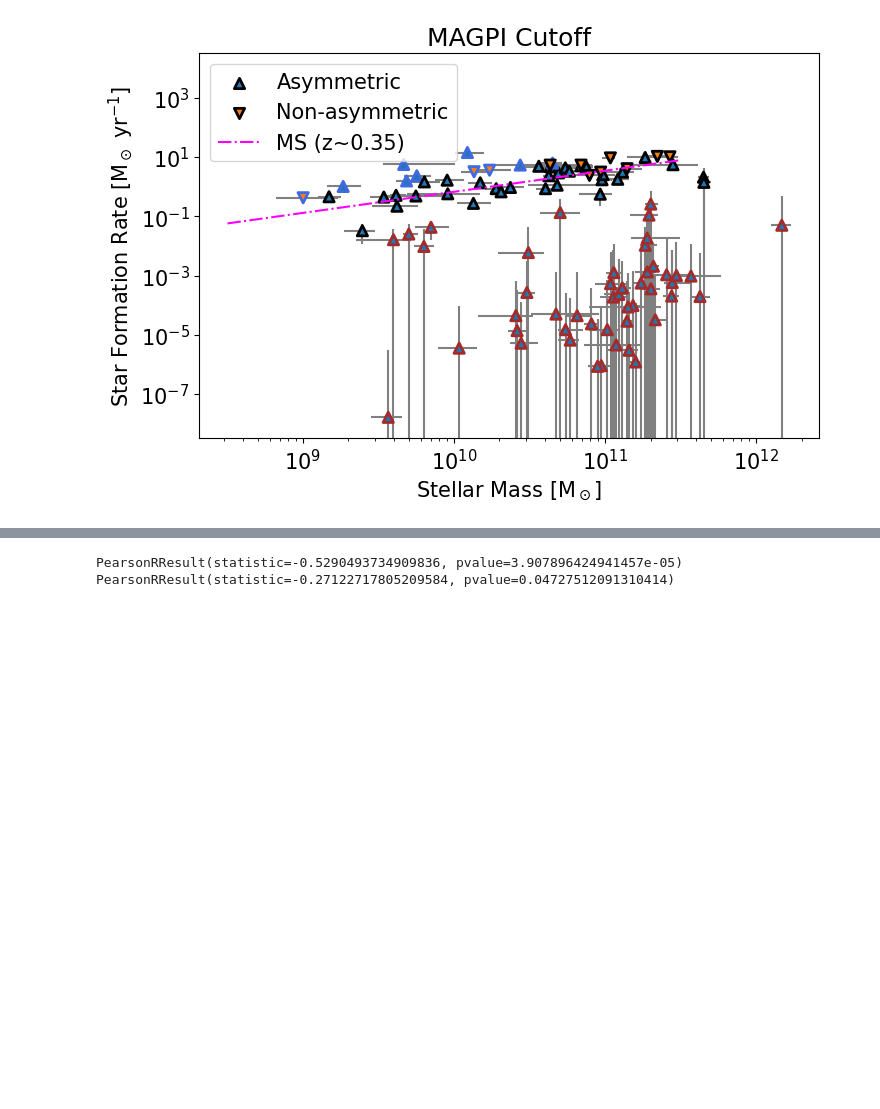
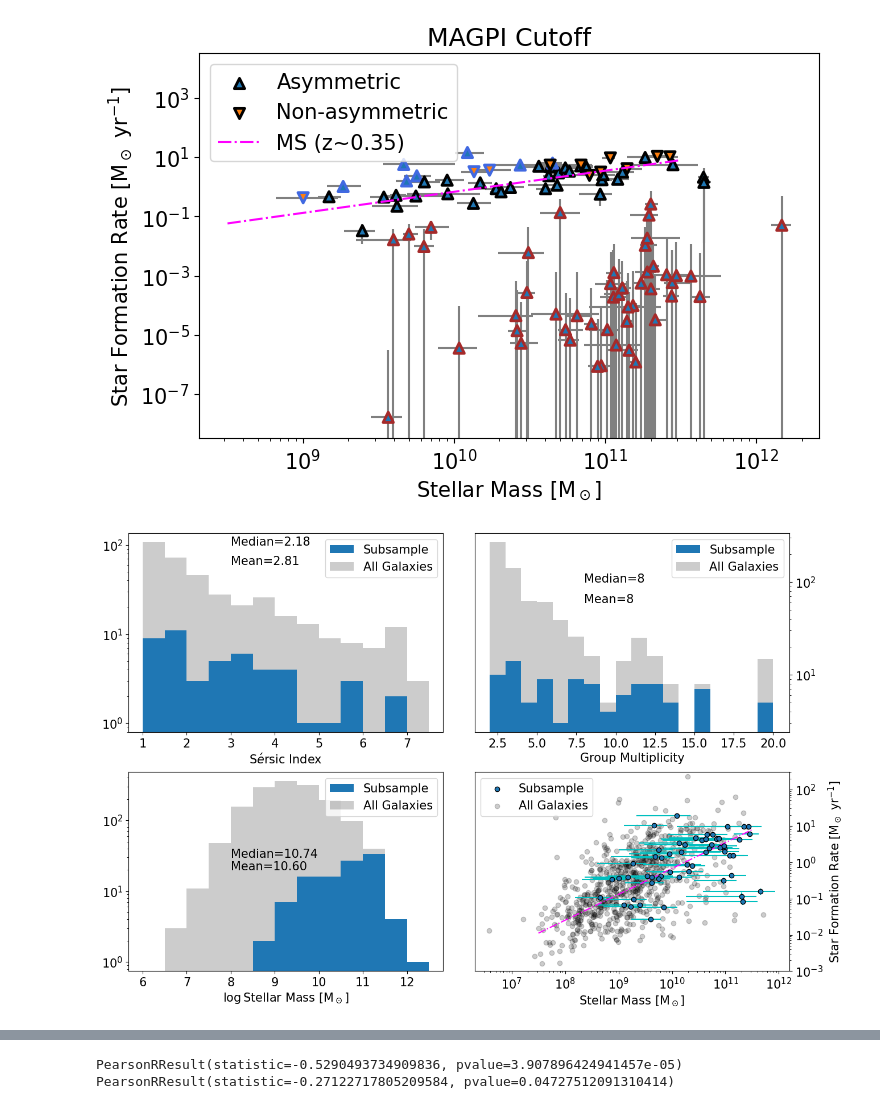
Before and after one commit to r-bagge/MAGPI_kinematics, a Jupyter notebook: plots.ipynb, the cells around one changed output, grey strips where cells are left out. Saved outputs shown, nothing was run; the diff lists cells and outputs as text; code cells hidden in the pictures; blank space fills up the shorter version.

Commit message:
Adding Extra Plots

```diff
--- a/plots.ipynb
+++ b/plots.ipynb
@@ -105,3 +105,92 @@ for i in range(2):
 plt.savefig("plots/paper2/SFMS_asym_Ha.pdf", bbox_inches="tight")
 # %% [output]
 [figure]
+# %%
+#sample = pd.read_csv("MAGPI_Emission_Lines/kinemetry_sample_M2.csv")
+sample = pd.read_csv("MAGPI_csv/MAGPI_kinemetry_sample.csv")
+#sample = sample.dropna()
+#sample = sample[sample["v_asym_s"]/sample["v_asym_s_err"]>3]
+prospect = pd.read_csv("MAGPI_csv/MAGPI_ProSpectCat_v0.1.csv")
+
+# SFMS & Mass
+t = ascii.read("MAGPI_csv/MAGPI_Balmer_SFRs_onedspec.tbl")
+df=pd.DataFrame({"MAGPIID":np.array(t['MAGPI_ID']),
+                "SFR":np.array(t["SFR"]),
+                "SFR_err":np.array(t["SFR_err"])})
+df1 = df[df["MAGPIID"].isin(sample["MAGPIID"])]
+df2 = df[~df["MAGPIID"].isin(sample["MAGPIID"])]
+SFR = df1["SFR"].to_numpy()
+SFR_err = df1["SFR_err"].to_numpy()
+SFR_2 = df2["SFR"].to_numpy()
+M_sol = prospect[prospect["MAGPIID"].isin(sample["MAGPIID"])]["StellarMass_median"].to_numpy()
+M_sol_err = prospect[prospect["MAGPIID"].isin(sample["MAGPIID"])]["StellarMass_16"].to_numpy()
+M_sol_2 = prospect[prospect["MAGPIID"].isin(df2["MAGPIID"])]["StellarMass_median"].to_numpy()
+xx = np.logspace(7.5,11.5, 55)
+MS = (xx**0.712)*(10**-7.293)
+
+# Environment
+env = pd.read_csv("MAGPI_Emission_Lines/kinemetry_sample_env.csv")
+N_Gals = env[env["MAGPIID"].isin(sample["MAGPIID"])]["N_Gals"]
+not_N_gals = env[~env["MAGPIID"].isin(sample["MAGPIID"])]["N_Gals"]
+
+# Sersic
+file1 = pd.read_csv("MAGPI_Emission_Lines/kinemetry_sample_M2.csv")
+file1 = file1.dropna()
+file1 = file1.drop_duplicates(["MAGPIID"])
+galfit = pd.read_csv("MAGPI_csv/MAGPI_GalfitSersicCat_v0.0.csv")
+prospect = pd.read_csv("MAGPI_csv/MAGPI_ProSpectCat_v0.1.csv")
+n2 = galfit["n"]
+n2 = n2[n2 > 0]
+prospect = prospect[prospect["MAGPIID"].isin(sample["MAGPIID"])]
+sample = sample[sample["MAGPIID"].isin(prospect["MAGPIID"])]
+galfit = galfit[galfit["MAGPIID"].isin(prospect["MAGPIID"])]
+n = galfit["n"]
+n = n[n > 0]
+
+fig, ((ax1, ax2), (ax3, ax4)) = plt.subplots(2, 2, figsize=(15, 10))
+# Sersic
+ax1.hist(n, zorder=2, label="Subsample", bins=np.arange(1,8,0.5))
+ax1.hist(n2, label="All Galaxies", color="k", bins=np.arange(1,8,0.5), alpha=0.2)
+ax1.text(s=f"Median={np.median(n):.2f}", x=3, y=100)
+ax1.text(s=f"Mean={np.mean(n):.2f}", x=3, y=60)
+#ax.set_xscale("log")
+ax1.set_yscale("log")
+ax1.set_xlabel(r"S$\'{e}$rsic Index")
+ax1.legend()
+# Environment
+ax2.hist(N_Gals, label="Subsample", zorder=2,bins=np.arange(1,21,1))
+#ax2.hist(N_Gals_0, zorder=2, label="No Env. Metrics")
+ax2.hist(not_N_gals, label="All Galaxies", color="k", alpha=0.2, zorder=1,bins=np.arange(1,21,1))
+ax2.set_yscale("log")
+ax2.set_xlabel("Group Multiplicity")
+ax2.text(s=f"Median={np.median(N_Gals):.0f}", x=8, y=100)
+ax2.text(s=f"Mean={np.mean(N_Gals):.0f}", x=8, y=60)
+ax2.legend()
+ax2.set_xlim(1.05,21.05)
+# Mass
+ax3.hist(np.log10(M_sol), zorder=2, label="Subsample", bins=np.arange(6,13,0.5))
+ax3.hist(np.log10(M_sol_2), label="All Galaxies", color="k", bins=np.arange(6,13,0.5), alpha=0.2)
+ax3.text(s=f"Median={np.median(np.log10(M_sol)):.2f}", x=8, y=30)
+ax3.text(s=f"Mean={np.mean(np.log10(M_sol)):.2f}", x=8, y=20)
+#ax.set_xscale("log")
+ax3.set_yscale("log")
+ax3.set_xlabel(r"$\log$Stellar Mass [M$_\odot$]")
+ax3.legend()
+# SFMS
+ax4.scatter(M_sol, SFR, zorder=3, label="Subsample", ec="k")
+ax4.errorbar(M_sol, SFR, xerr=M_sol_err, yerr=SFR_err, zorder=2, fmt=".c", ls="")
+ax4.scatter(M_sol_2, SFR_2, zorder=1, alpha=0.2, c="k", label="All Galaxies")
+ax4.plot(xx, MS, ls="dashdot", c="magenta")
+ax4.set_xscale("log")
+ax4.set_yscale("log")
+ax4.set_ylim(1e-3, 300)
+ax4.set_xlabel(r"Stellar Mass [M$_\odot$]")
+ax4.set_ylabel(r"Star Formation Rate [M$_\odot$ yr$^{-1}$]")
+ax4.legend()
+for ax in [ax2, ax4]:
+    ax.yaxis.tick_right()
+    ax.yaxis.set_label_position("right")
+plt.subplots_adjust(hspace=0.2, wspace=0.1)
+plt.savefig("plots/paper2/SFMS_Mass_Sersic_Env.pdf", bbox_inches="tight")
+# %% [output]
+[figure, added]
```
Also changed, not shown: parts of 33 cells of this notebook.
